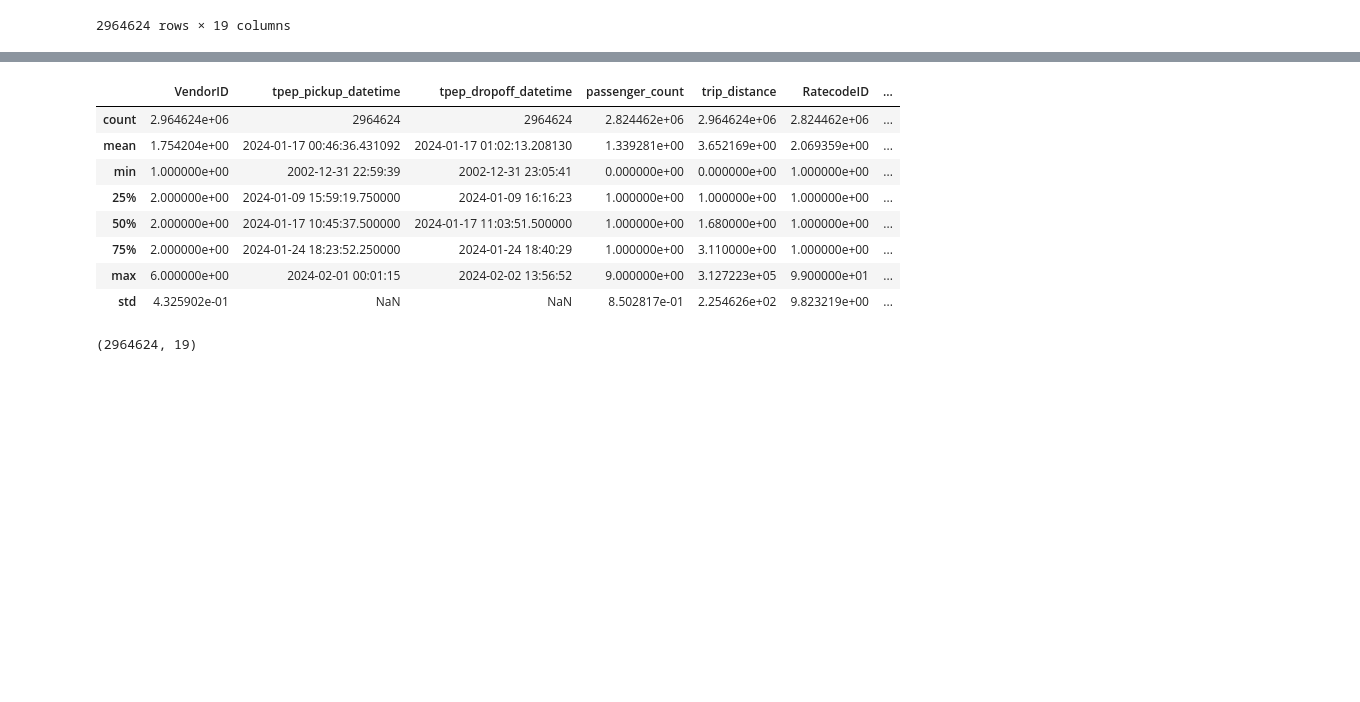
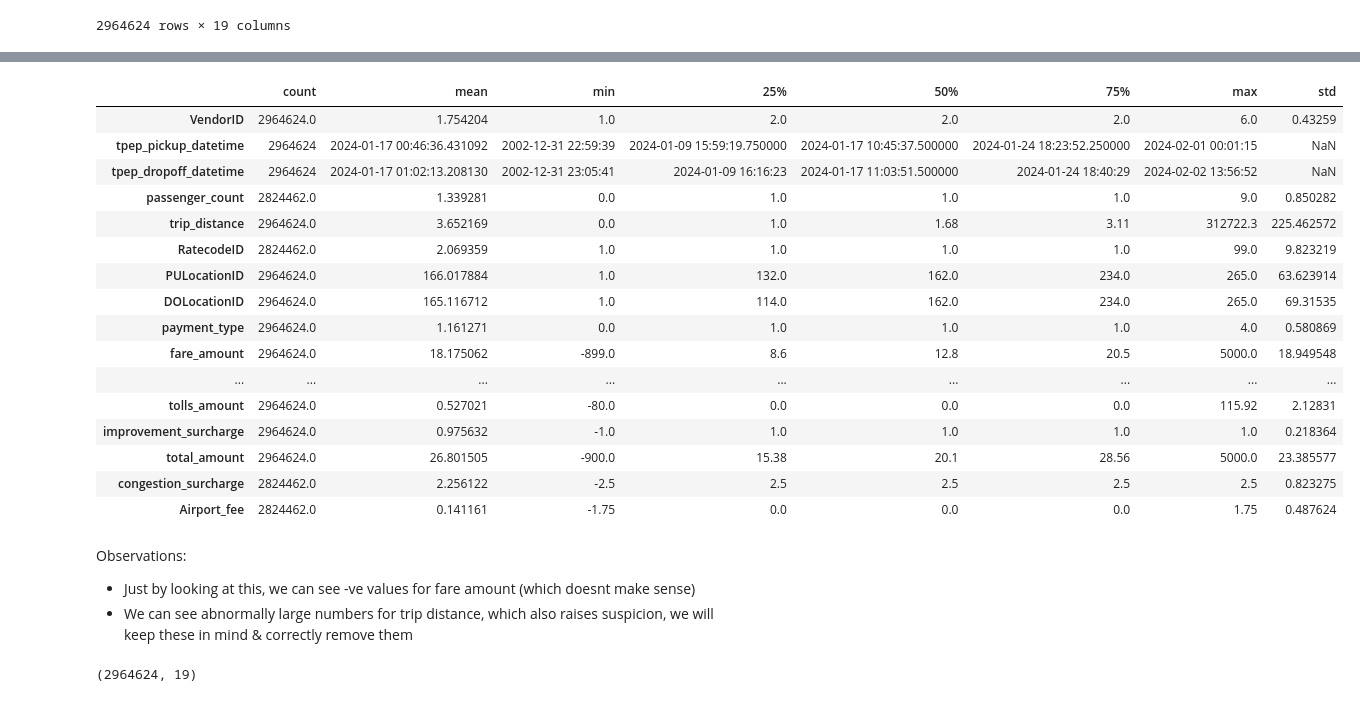
Before and after one commit to karnavivek/How-much-will-NYC-s-Yellow-TAXI-TRIP-cost-you-, a Jupyter notebook: nyc_taxi.ipynb, the cells around one changed output, grey strips where cells are left out. Cells and saved outputs as stored; diff of their text form; code cells hidden in the pictures; blank space fills up the shorter version.

```diff
--- a/nyc_taxi.ipynb
+++ b/nyc_taxi.ipynb
@@ -83,17 +83,30 @@ Data columns (total 19 columns):
 dtypes: datetime64[us](2), float64(12), int32(3), int64(1), object(1)
 memory usage: 395.8+ MB
 # %%
-df.describe()
+df.describe().T
 # %% [output]
-|  | VendorID | tpep_pickup_datetime | tpep_dropoff_datetime | passenger_count | trip_distance | RatecodeID | ... |
-| count | 2.964624e+06 | 2964624 | 2964624 | 2.824462e+06 | 2.964624e+06 | 2.824462e+06 | ... |
-| mean | 1.754204e+00 | 2024-01-17 00:46:36.431092 | 2024-01-17 01:02:13.208130 | 1.339281e+00 | 3.652169e+00 | 2.069359e+00 | ... |
-| min | 1.000000e+00 | 2002-12-31 22:59:39 | 2002-12-31 23:05:41 | 0.000000e+00 | 0.000000e+00 | 1.000000e+00 | ... |
-| 25% | 2.000000e+00 | 2024-01-09 15:59:19.750000 | 2024-01-09 16:16:23 | 1.000000e+00 | 1.000000e+00 | 1.000000e+00 | ... |
-| 50% | 2.000000e+00 | 2024-01-17 10:45:37.500000 | 2024-01-17 11:03:51.500000 | 1.000000e+00 | 1.680000e+00 | 1.000000e+00 | ... |
-| 75% | 2.000000e+00 | 2024-01-24 18:23:52.250000 | 2024-01-24 18:40:29 | 1.000000e+00 | 3.110000e+00 | 1.000000e+00 | ... |
-| max | 6.000000e+00 | 2024-02-01 00:01:15 | 2024-02-02 13:56:52 | 9.000000e+00 | 3.127223e+05 | 9.900000e+01 | ... |
-| std | 4.325902e-01 | NaN | NaN | 8.502817e-01 | 2.254626e+02 | 9.823219e+00 | ... |
+|  | count | mean | min | 25% | 50% | 75% | max | std |
+| VendorID | 2964624.0 | 1.754204 | 1.0 | 2.0 | 2.0 | 2.0 | 6.0 | 0.43259 |
+| tpep_pickup_datetime | 2964624 | 2024-01-17 00:46:36.431092 | 2002-12-31 22:59:39 | 2024-01-09 15:59:19.750000 | 2024-01-17 10:45:37.500000 | 2024-01-24 18:23:52.250000 | 2024-02-01 00:01:15 | NaN |
+| tpep_dropoff_datetime | 2964624 | 2024-01-17 01:02:13.208130 | 2002-12-31 23:05:41 | 2024-01-09 16:16:23 | 2024-01-17 11:03:51.500000 | 2024-01-24 18:40:29 | 2024-02-02 13:56:52 | NaN |
+| passenger_count | 2824462.0 | 1.339281 | 0.0 | 1.0 | 1.0 | 1.0 | 9.0 | 0.850282 |
+| trip_distance | 2964624.0 | 3.652169 | 0.0 | 1.0 | 1.68 | 3.11 | 312722.3 | 225.462572 |
+| RatecodeID | 2824462.0 | 2.069359 | 1.0 | 1.0 | 1.0 | 1.0 | 99.0 | 9.823219 |
+| PULocationID | 2964624.0 | 166.017884 | 1.0 | 132.0 | 162.0 | 234.0 | 265.0 | 63.623914 |
+| DOLocationID | 2964624.0 | 165.116712 | 1.0 | 114.0 | 162.0 | 234.0 | 265.0 | 69.31535 |
+| payment_type | 2964624.0 | 1.161271 | 0.0 | 1.0 | 1.0 | 1.0 | 4.0 | 0.580869 |
+| fare_amount | 2964624.0 | 18.175062 | -899.0 | 8.6 | 12.8 | 20.5 | 5000.0 | 18.949548 |
+| ... | ... | ... | ... | ... | ... | ... | ... | ... |
+| tolls_amount | 2964624.0 | 0.527021 | -80.0 | 0.0 | 0.0 | 0.0 | 115.92 | 2.12831 |
+| improvement_surcharge | 2964624.0 | 0.975632 | -1.0 | 1.0 | 1.0 | 1.0 | 1.0 | 0.218364 |
+| total_amount | 2964624.0 | 26.801505 | -900.0 | 15.38 | 20.1 | 28.56 | 5000.0 | 23.385577 |
+| congestion_surcharge | 2824462.0 | 2.256122 | -2.5 | 2.5 | 2.5 | 2.5 | 2.5 | 0.823275 |
+| Airport_fee | 2824462.0 | 0.141161 | -1.75 | 0.0 | 0.0 | 0.0 | 1.75 | 0.487624 |
+# %% [markdown]
+Observations:<br>
+
+- Just by looking at this, we can see -ve values for fare amount (which doesnt make sense)
+- We can see abnormally large numbers for trip distance, which also raises suspicion, we will keep these in mind & correctly remove them
 # %%
 df.shape
 # %% [output]
```
Also changed, not shown: parts of 29 cells of this notebook.
